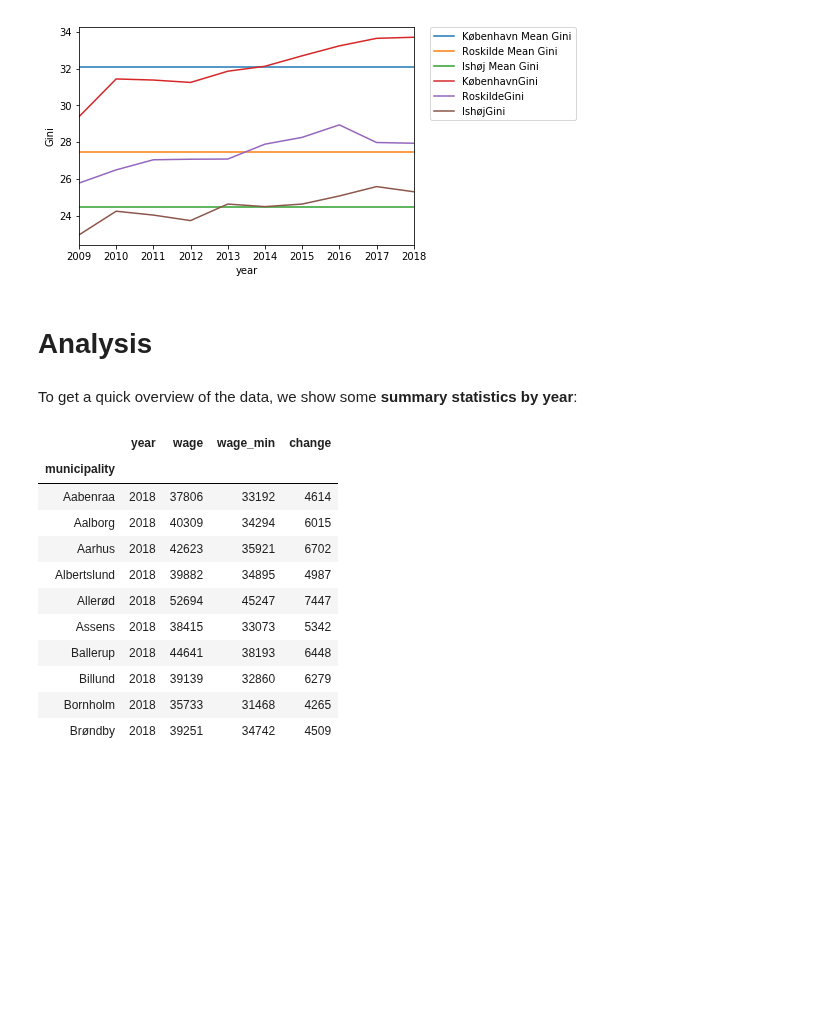
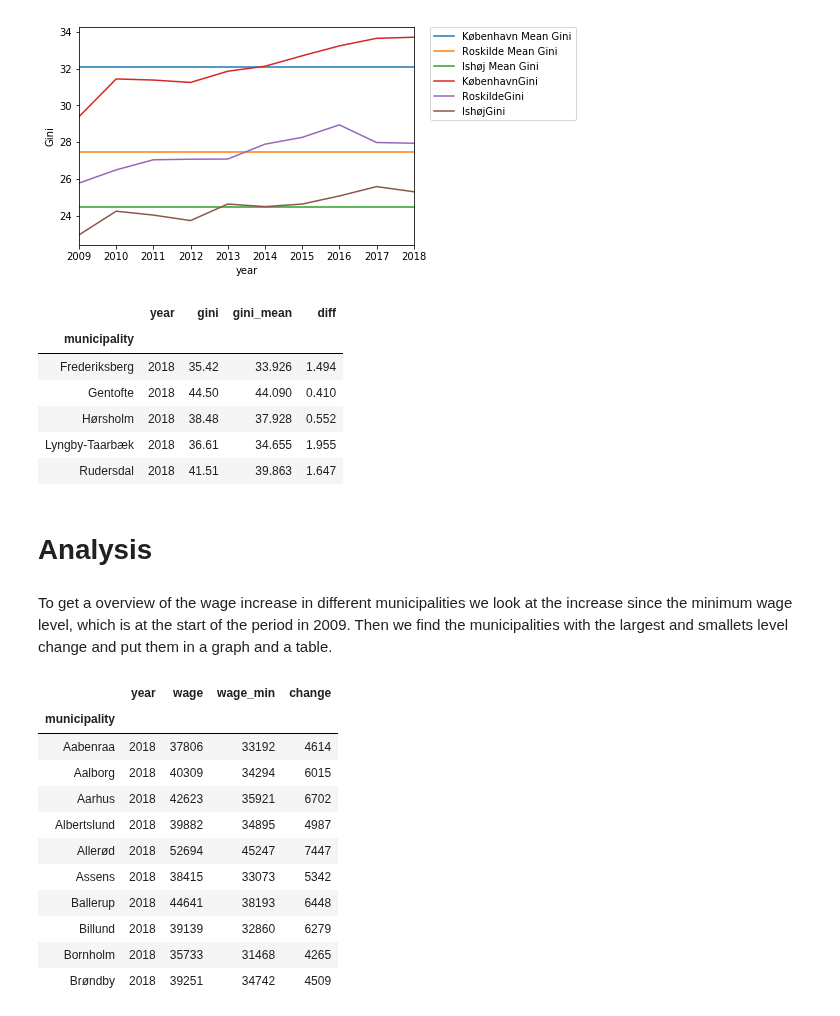
Before and after one commit to NumEconCopenhagen/projects-2020-tobiasharald, a Jupyter notebook: dataproject/dataproject.ipynb, the cells around one changed output. Saved outputs shown, nothing was run; the diff lists cells and outputs as text; code cells hidden in the pictures; blank space fills up the shorter version.

```diff
--- a/dataproject/dataproject.ipynb
+++ b/dataproject/dataproject.ipynb
@@ -464,10 +445,23 @@ plt.legend(bbox_to_anchor=(1.05, 1), loc='upper left', borderaxespad=0.)
 # %% [output]
 <matplotlib.legend.Legend at 0x...>
 [figure]
+# %%
+#Here we look at the 5 municipalities with the highest gini koeffcient
+gini_2018 = gini_test.loc[(gini_test['year'] == 2018), :]
+gini_large = gini_2018.loc[(gini_2018['gini_mean'] > 33), :]
+gini_large.head(8)
+# %% [output]
+|  | year | gini | gini_mean | diff |
+| municipality |  |  |  |  |
+| Frederiksberg | 2018 | 35.42 | 33.926 | 1.494 |
+| Gentofte | 2018 | 44.50 | 44.090 | 0.410 |
+| Hørsholm | 2018 | 38.48 | 37.928 | 0.552 |
+| Lyngby-Taarbæk | 2018 | 36.61 | 34.655 | 1.955 |
+| Rudersdal | 2018 | 41.51 | 39.863 | 1.647 |
 # %% [markdown]
 # Analysis
-# %% [markdown]
-To get a quick overview of the data, we show some **summary statistics by year**:
+# %% [markdown]
+To get a overview of the wage increase in different municipalities we look at the increase since the minimum wage level, which is at the start of the period in 2009. Then we find the municipalities with the largest and smallets level change and put them in a graph and a table.
 # %%
 wage_min = wage_grouped.min()
 wage_min.name = 'wage_min'
```
Also changed, not shown: parts of 26 cells of this notebook.
